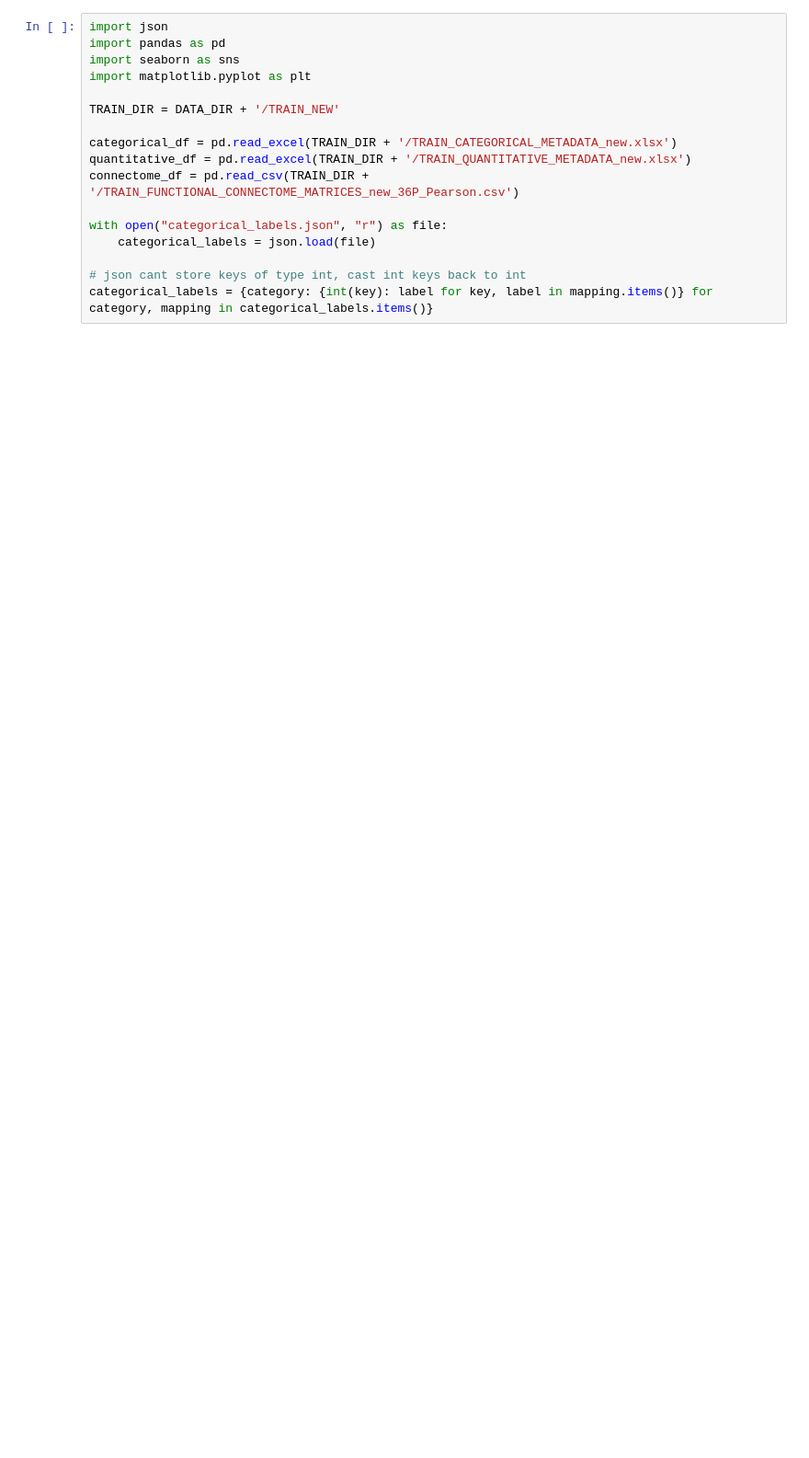
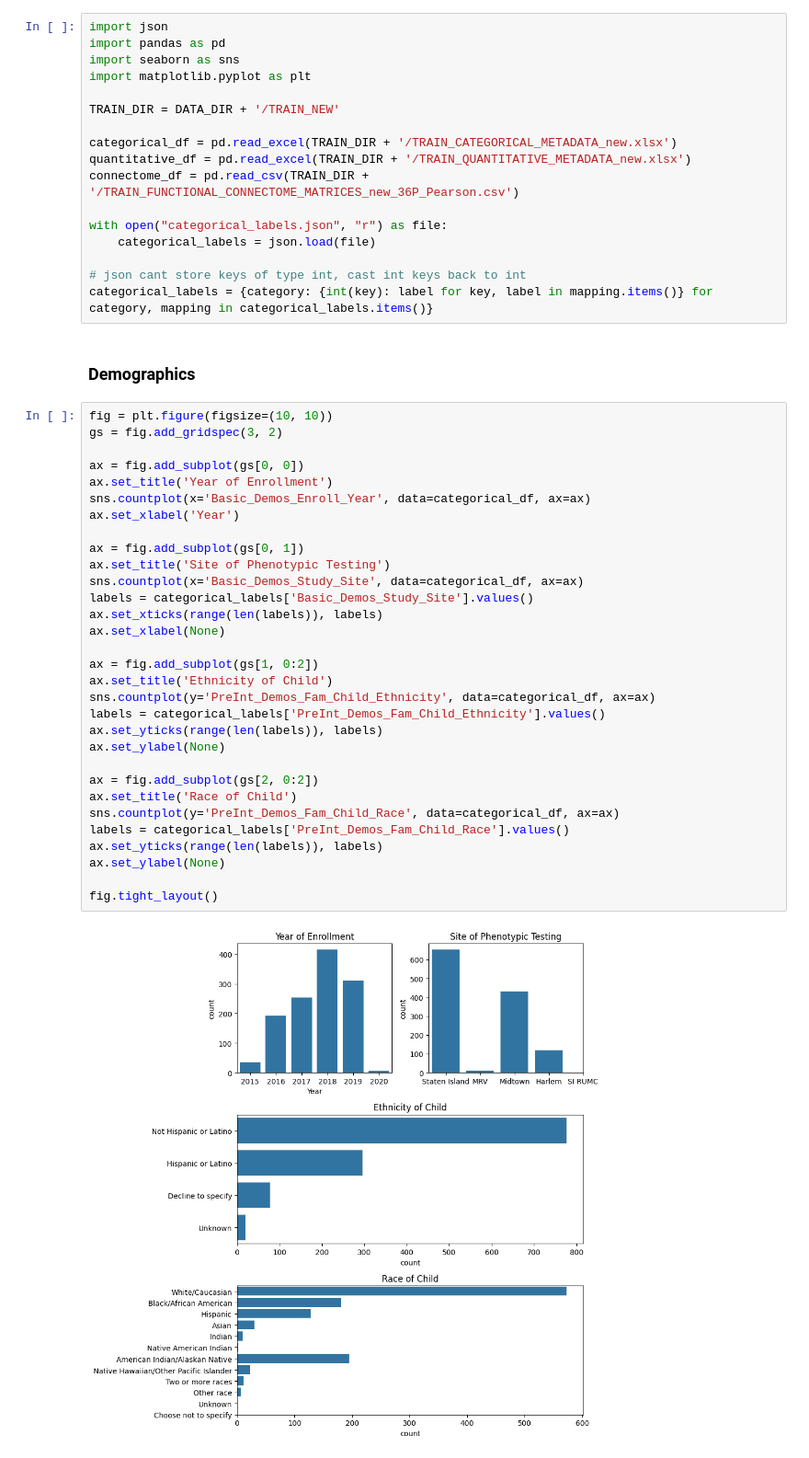
Before and after one commit to wendycarv/adhdDiagnosis, a Jupyter notebook: notebook.ipynb, the cells around one changed output. Shown at 92% size. Drawn from its saved outputs; the diff is of its cells as text; blank space fills up the shorter version.

Commit message:
refactor: regrouped and labeled plot categories to match data dictionary

```diff
--- a/notebook.ipynb
+++ b/notebook.ipynb
@@ -50,3 +52,38 @@ with open("categorical_labels.json", "r") as file:
 
 # json cant store keys of type int, cast int keys back to int
 categorical_labels = {category: {int(key): label for key, label in mapping.items()} for category, mapping in categorical_labels.items()}
+# %% [markdown]
+### Demographics
+# %%
+fig = plt.figure(figsize=(10, 10))
+gs = fig.add_gridspec(3, 2)
+
+ax = fig.add_subplot(gs[0, 0])
+ax.set_title('Year of Enrollment')
+sns.countplot(x='Basic_Demos_Enroll_Year', data=categorical_df, ax=ax)
+ax.set_xlabel('Year')
+
+ax = fig.add_subplot(gs[0, 1])
+ax.set_title('Site of Phenotypic Testing')
+sns.countplot(x='Basic_Demos_Study_Site', data=categorical_df, ax=ax)
+labels = categorical_labels['Basic_Demos_Study_Site'].values()
+ax.set_xticks(range(len(labels)), labels)
+ax.set_xlabel(None)
+
+ax = fig.add_subplot(gs[1, 0:2])
+ax.set_title('Ethnicity of Child')
+sns.countplot(y='PreInt_Demos_Fam_Child_Ethnicity', data=categorical_df, ax=ax)
+labels = categorical_labels['PreInt_Demos_Fam_Child_Ethnicity'].values()
+ax.set_yticks(range(len(labels)), labels)
+ax.set_ylabel(None)
+
+ax = fig.add_subplot(gs[2, 0:2])
+ax.set_title('Race of Child')
+sns.countplot(y='PreInt_Demos_Fam_Child_Race', data=categorical_df, ax=ax)
+labels = categorical_labels['PreInt_Demos_Fam_Child_Race'].values()
+ax.set_yticks(range(len(labels)), labels)
+ax.set_ylabel(None)
+
+fig.tight_layout()
+# %% [output]
+[figure, added]
```
Also changed, not shown: parts of 6 cells of this notebook.
